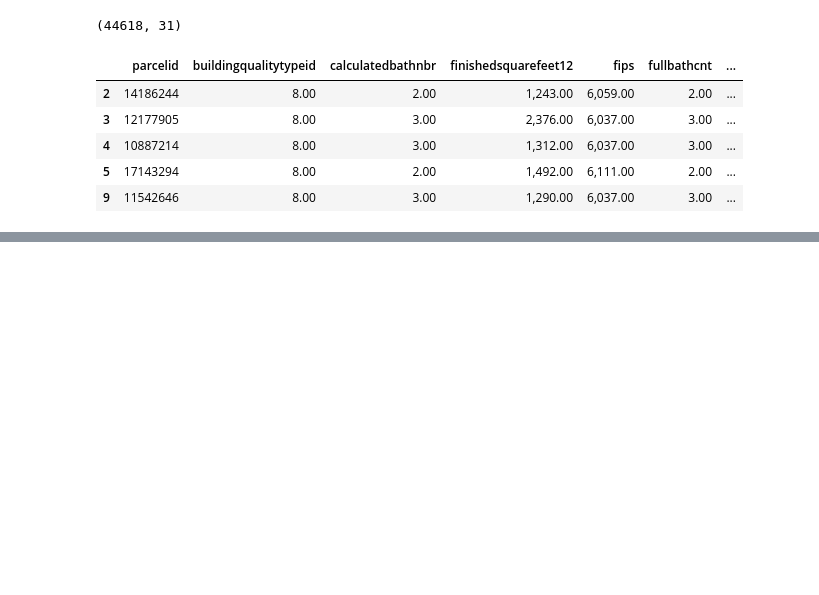
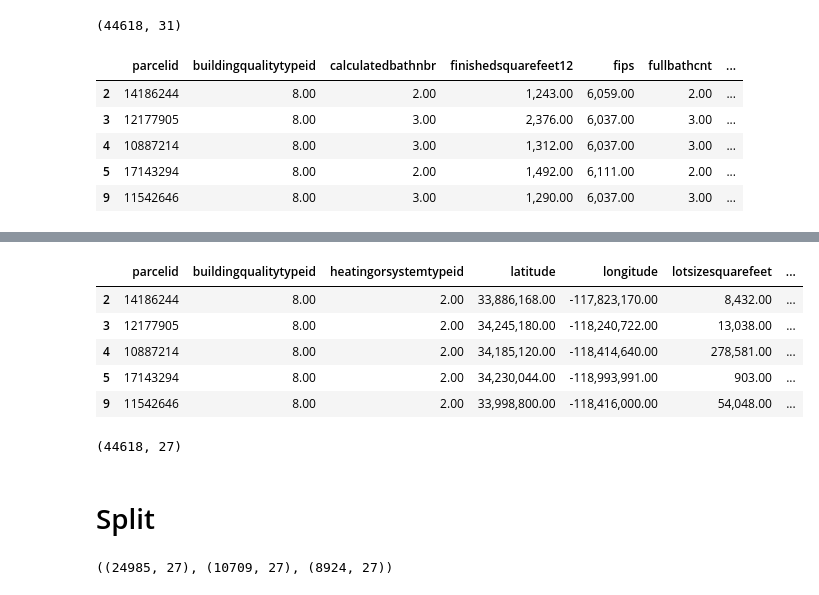
Before and after one commit to lopezelihezer/Clustering_Project, a Jupyter notebook: scratch.ipynb, the cells around one changed output, grey strips where cells are left out. Cells and saved outputs as stored; diff of their text form; code cells hidden in the pictures; blank space fills up the shorter version.

```diff
--- a/scratch.ipynb
+++ b/scratch.ipynb
@@ -347,0 +351,3 @@ df.head()
+# %%
+df = df.drop(columns=['calculatedbathnbr', 'fullbathcnt', 'finishedsquarefeet12', 'unitcnt', 'assessmentyear', 'id.1'])
+df.shape
@@ -347,0 +356,4 @@ df.head()
+# %%
+obj_list = ['parcelid', 'buildingqualitytypeid', 'fips', 'heatingorsystemtypeid', 'latitude', 'longitude', 'propertylandusetypeid', 'regionidcity', 'regionidcounty', 'regionidzip', 'yearbuilt']
+for i in obj_list:
+    df[i] = df[i].astype(object)
@@ -347,0 +380,17 @@ df.head()
+# %%
+county_dict = {
+                6059: "Orange",
+                6037: "Los Angeles",
+                6111: "Ventura"
+                }
+df['county'] = df.fips.replace(county_dict)
+# %%
+df = df.drop(columns='fips')
+df.head()
+# %% [output]
+|  | parcelid | buildingqualitytypeid | heatingorsystemtypeid | latitude | longitude | lotsizesquarefeet | ... |
+| 2 | 14186244 | 8.00 | 2.00 | 33,886,168.00 | -117,823,170.00 | 8,432.00 | ... |
+| 3 | 12177905 | 8.00 | 2.00 | 34,245,180.00 | -118,240,722.00 | 13,038.00 | ... |
+| 4 | 10887214 | 8.00 | 2.00 | 34,185,120.00 | -118,414,640.00 | 278,581.00 | ... |
+| 5 | 17143294 | 8.00 | 2.00 | 34,230,044.00 | -118,993,991.00 | 903.00 | ... |
+| 9 | 11542646 | 8.00 | 2.00 | 33,998,800.00 | -118,416,000.00 | 54,048.00 | ... |
@@ -347,0 +402,11 @@ df.head()
+# %%
+df.shape
+# %% [output]
+(44618, 27)
+# %% [markdown]
+# Split
+# %%
+train, validate, test = wr.split(df)
+train.shape, validate.shape, test.shape
+# %% [output]
+((24985, 27), (10709, 27), (8924, 27))
```
Also changed, not shown: parts of 11 cells of this notebook, 1 other file.
